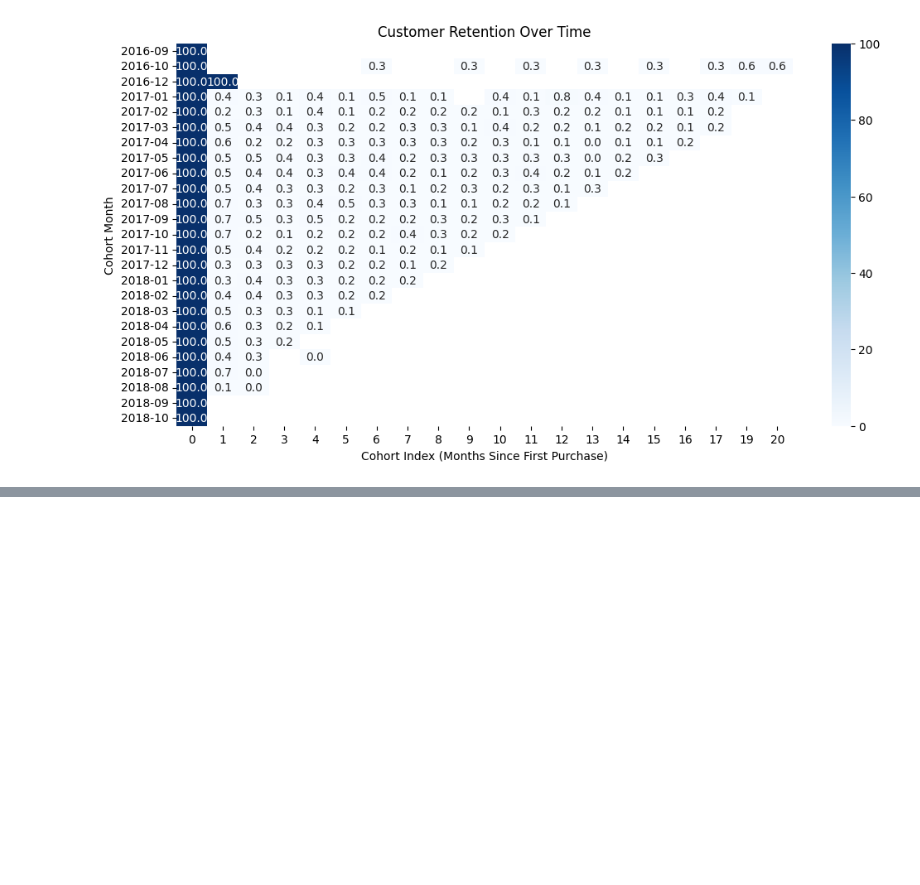
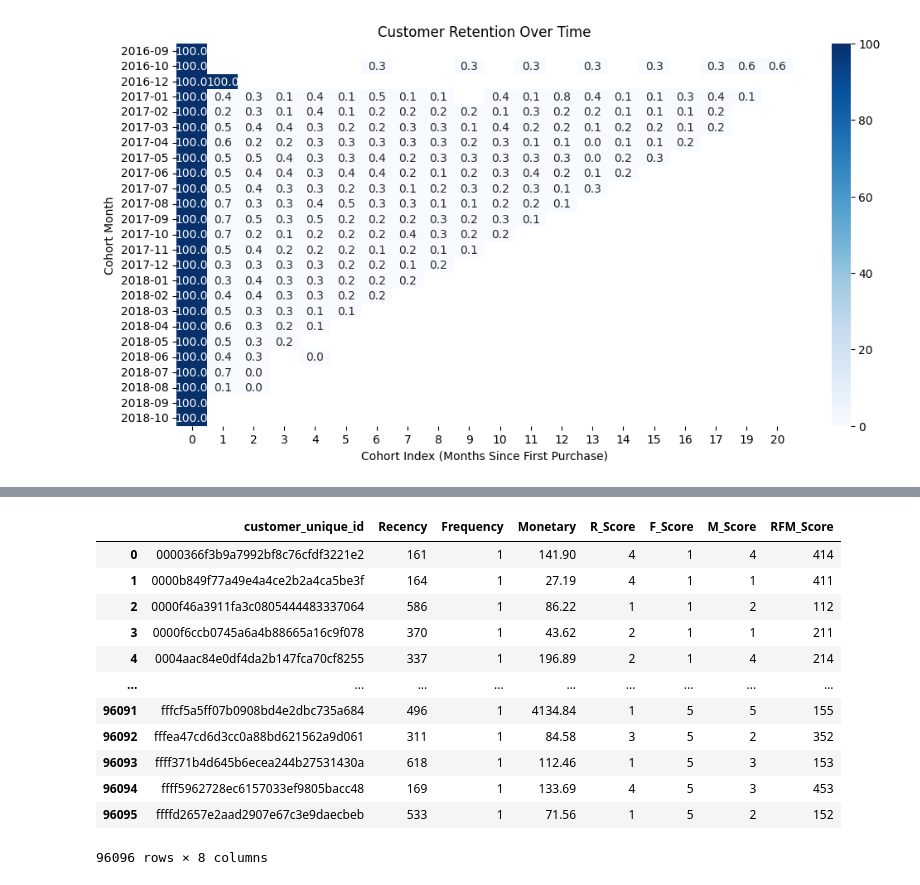
Before and after one commit to Bil115/EcomSegmentation360, a Jupyter notebook: EcomSegmentation360.ipynb, the cells around one changed output, grey strips where cells are left out. Cells and saved outputs as stored; diff of their text form; code cells hidden in the pictures; blank space fills up the shorter version.

```diff
--- a/EcomSegmentation360.ipynb
+++ b/EcomSegmentation360.ipynb
@@ -438,0 +480,16 @@ plt.show()
+# %%
+# Recency: Calculate days since last purchase for each customer
+rfm_recency = rfm_data.groupby('customer_unique_id')['order_purchase_timestamp'].max().reset_index()
+
+rfm_recency['Recency'] = (reference_date - rfm_recency['order_purchase_timestamp']).dt.days
+rfm_recency = rfm_recency[['customer_unique_id', 'Recency']]  # Keep only relevant columns
+
+
+# Frequency: Count the total number of orders per customer
+rfm_frequency = rfm_data.groupby('customer_unique_id')['order_id'].nunique().reset_index()
+rfm_frequency.rename(columns={'order_id': 'Frequency'}, inplace=True)
+
+
+# Monetary: Sum of total money spent per customer
+rfm_monetary = rfm_data.groupby('customer_unique_id')['payment_value'].sum().reset_index()
+rfm_monetary.rename(columns={'payment_value': 'Monetary'}, inplace=True)
@@ -438,0 +523,16 @@ plt.show()
+# %%
+rfm
+# %% [output]
+|  | customer_unique_id | Recency | Frequency | Monetary | R_Score | F_Score | M_Score | RFM_Score |
+| 0 | 0000366f3b9a7992bf8c76cfdf3221e2 | 161 | 1 | 141.90 | 4 | 1 | 4 | 414 |
+| 1 | 0000b849f77a49e4a4ce2b2a4ca5be3f | 164 | 1 | 27.19 | 4 | 1 | 1 | 411 |
+| 2 | 0000f46a3911fa3c0805444483337064 | 586 | 1 | 86.22 | 1 | 1 | 2 | 112 |
+| 3 | 0000f6ccb0745a6a4b88665a16c9f078 | 370 | 1 | 43.62 | 2 | 1 | 1 | 211 |
+| 4 | 0004aac84e0df4da2b147fca70cf8255 | 337 | 1 | 196.89 | 2 | 1 | 4 | 214 |
+| ... | ... | ... | ... | ... | ... | ... | ... | ... |
+| 96091 | fffcf5a5ff07b0908bd4e2dbc735a684 | 496 | 1 | 4134.84 | 1 | 5 | 5 | 155 |
+| 96092 | fffea47cd6d3cc0a88bd621562a9d061 | 311 | 1 | 84.58 | 3 | 5 | 2 | 352 |
+| 96093 | ffff371b4d645b6ecea244b27531430a | 618 | 1 | 112.46 | 1 | 5 | 3 | 153 |
+| 96094 | ffff5962728ec6157033ef9805bacc48 | 169 | 1 | 133.69 | 4 | 5 | 3 | 453 |
+| 96095 | ffffd2657e2aad2907e67c3e9daecbeb | 533 | 1 | 71.56 | 1 | 5 | 2 | 152 |
+96096 rows × 8 columns
```
Also changed, not shown: parts of 16 cells of this notebook.
